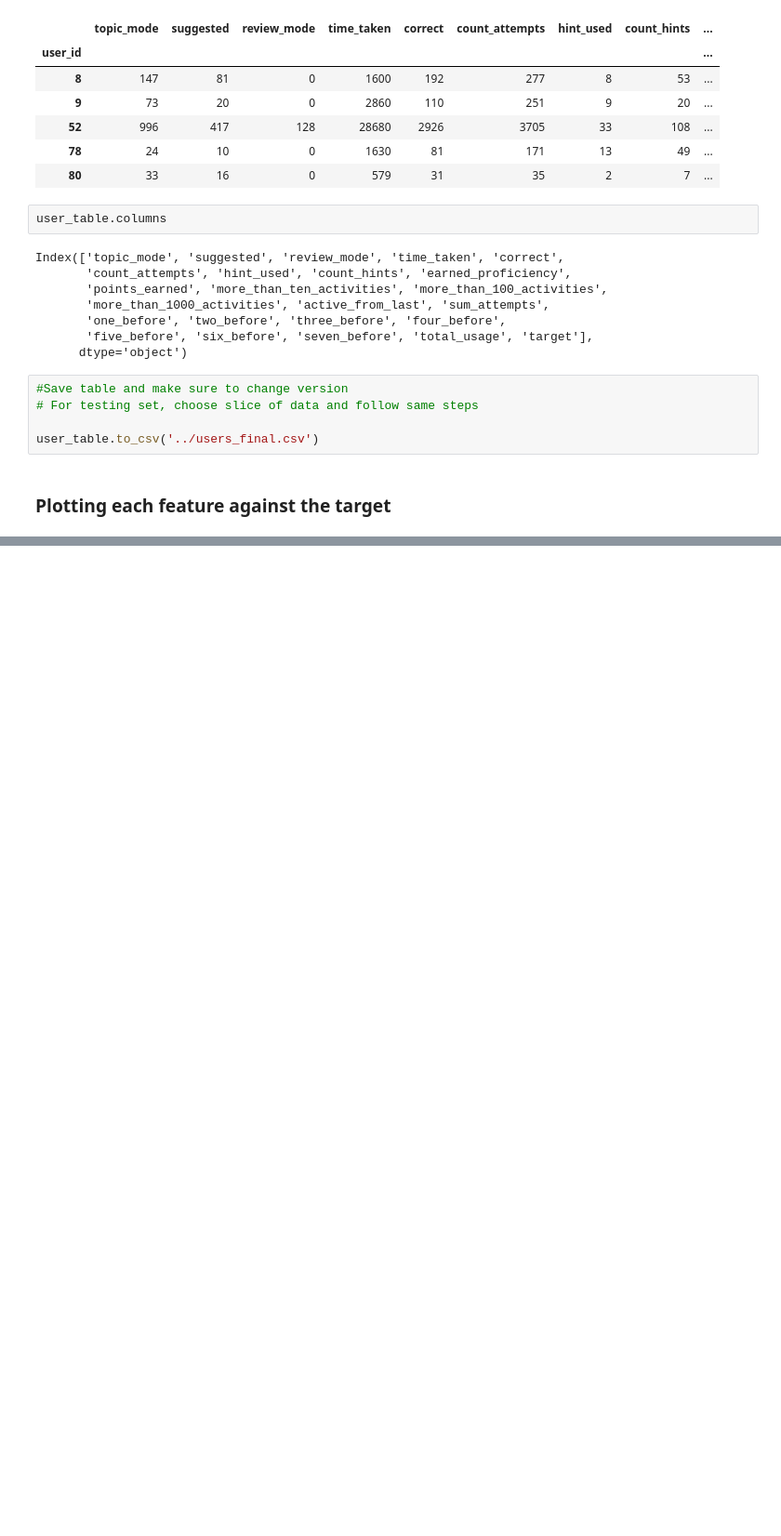
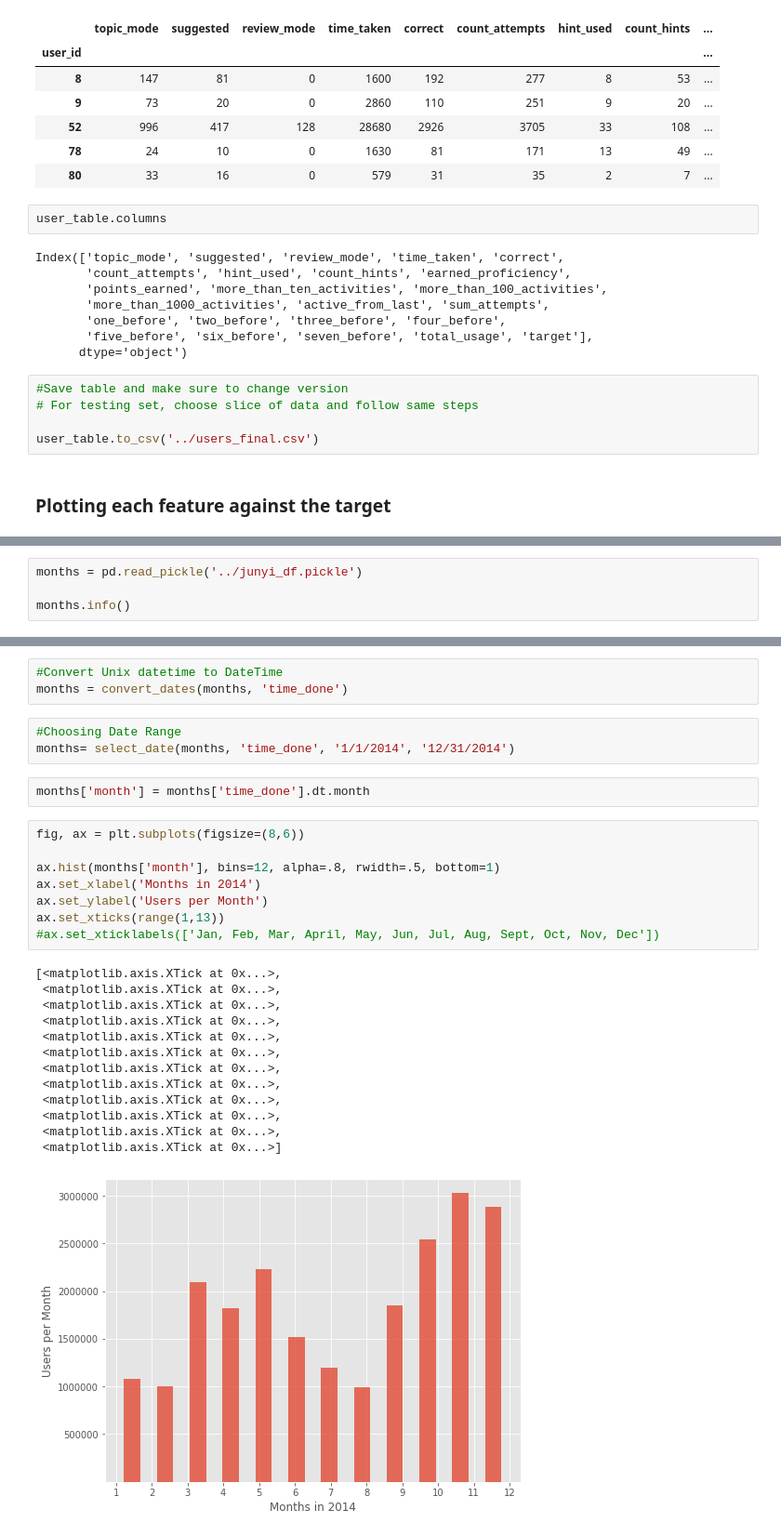
Before and after one commit to branlindsey/junyi_app_user, a Jupyter notebook: CreatingUserTable.ipynb, the cells around one changed output, grey strips where cells are left out. Shown at 93% size. Saved outputs shown, nothing was run; the diff lists cells and outputs as text; blank space fills up the shorter version.

```diff
--- a/CreatingUserTable.ipynb
+++ b/CreatingUserTable.ipynb
@@ -143,0 +154,4 @@ for col in list(user_table.columns.values):
+# %%
+months = pd.read_pickle('../junyi_df.pickle')
+
+months.info()
@@ -143,0 +176,30 @@ for col in list(user_table.columns.values):
+# %%
+#Convert Unix datetime to DateTime
+months = convert_dates(months, 'time_done')
+# %%
+#Choosing Date Range
+months= select_date(months, 'time_done', '1/1/2014', '12/31/2014')
+# %%
+months['month'] = months['time_done'].dt.month
+# %%
+fig, ax = plt.subplots(figsize=(8,6))
+
+ax.hist(months['month'], bins=12, alpha=.8, rwidth=.5, bottom=1)
+ax.set_xlabel('Months in 2014')
+ax.set_ylabel('Users per Month')
+ax.set_xticks(range(1,13))
+#ax.set_xticklabels(['Jan, Feb, Mar, April, May, Jun, Jul, Aug, Sept, Oct, Nov, Dec'])
+# %% [output]
+[<matplotlib.axis.XTick at 0x...>,
+ <matplotlib.axis.XTick at 0x...>,
+ <matplotlib.axis.XTick at 0x...>,
+ <matplotlib.axis.XTick at 0x...>,
+ <matplotlib.axis.XTick at 0x...>,
+ <matplotlib.axis.XTick at 0x...>,
+ <matplotlib.axis.XTick at 0x...>,
+ <matplotlib.axis.XTick at 0x...>,
+ <matplotlib.axis.XTick at 0x...>,
+ <matplotlib.axis.XTick at 0x...>,
+ <matplotlib.axis.XTick at 0x...>,
+ <matplotlib.axis.XTick at 0x...>]
+[figure, added]
```
Also changed, not shown: parts of 4 cells of this notebook, 18 other files.
